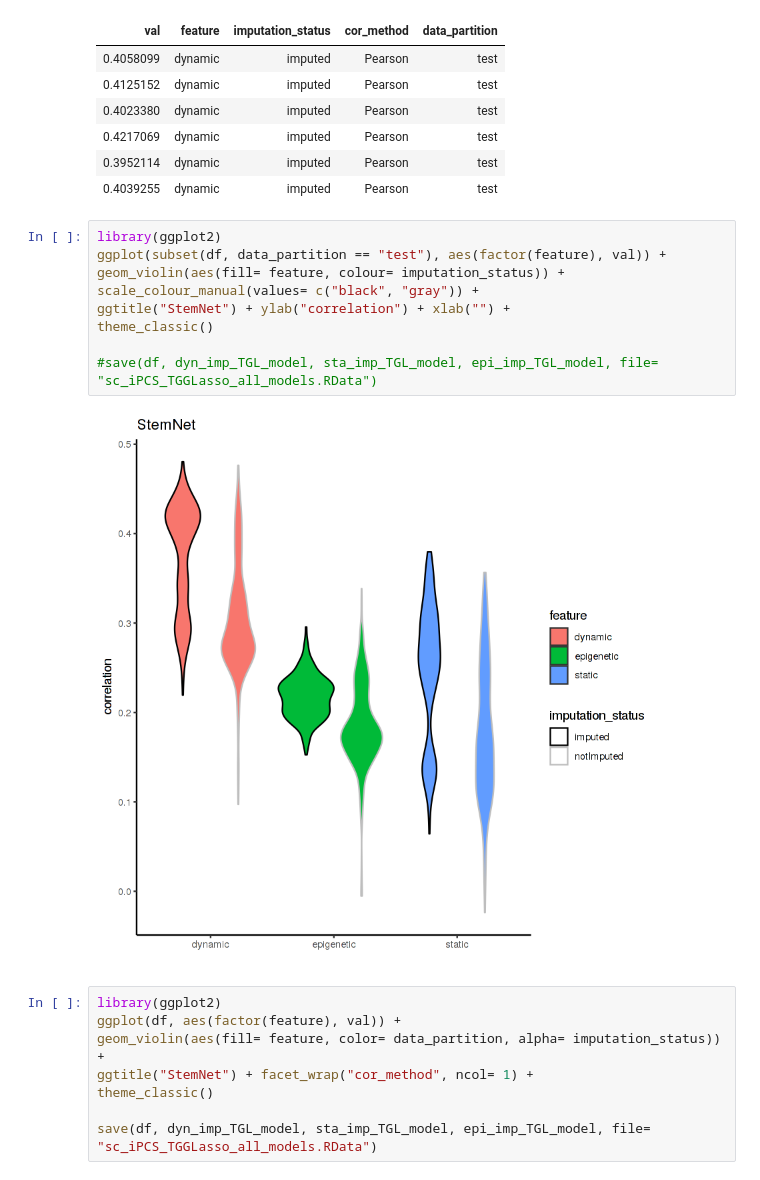
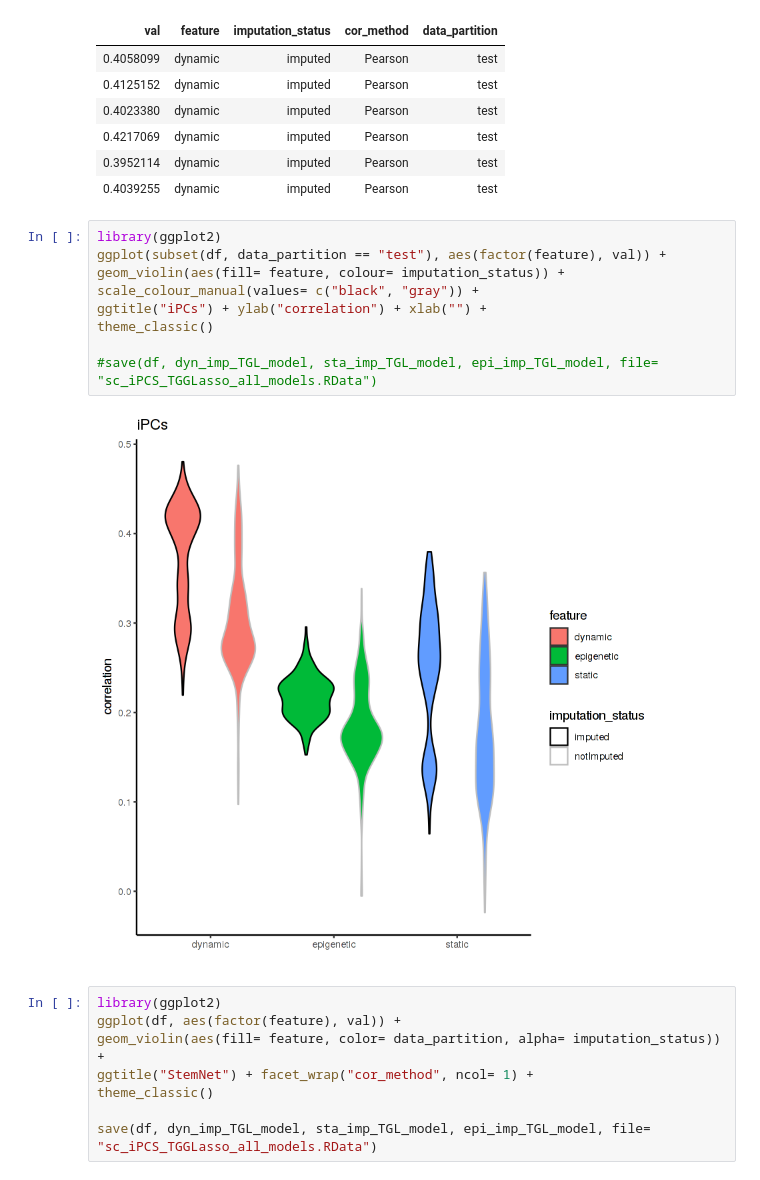
Before and after one commit to fba67/scMTL, a Jupyter notebook: sc_iPCs_TGGLasso_perf_comparison.ipynb, the cells around one changed output. Cells and saved outputs as stored; diff of their text form.

Commit message:
changed the title of comparison plot

```diff
--- a/sc_iPCs_TGGLasso_perf_comparison.ipynb
+++ b/sc_iPCs_TGGLasso_perf_comparison.ipynb
@@ -243,13 +243,13 @@ head(df)
 # %%
 library(ggplot2)
 ggplot(subset(df, data_partition == "test"), aes(factor(feature), val)) +
 geom_violin(aes(fill= feature, colour= imputation_status)) + scale_colour_manual(values= c("black", "gray")) +
-ggtitle("StemNet") + ylab("correlation") + xlab("") +
+ggtitle("iPCs") + ylab("correlation") + xlab("") +
 theme_classic()
 
 #save(df, dyn_imp_TGL_model, sta_imp_TGL_model, epi_imp_TGL_model, file= "sc_iPCS_TGGLasso_all_models.RData")
 # %% [output]
-[figure, old version]
+[figure, new version]
 # %%
 library(ggplot2)
 ggplot(df, aes(factor(feature), val)) +
```
